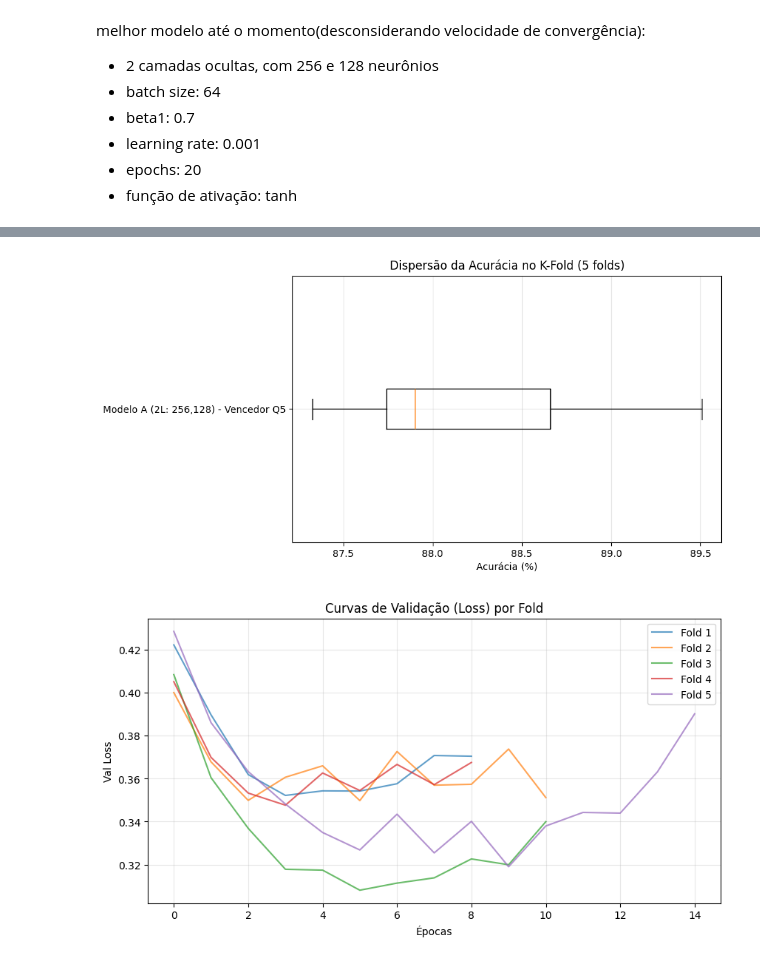
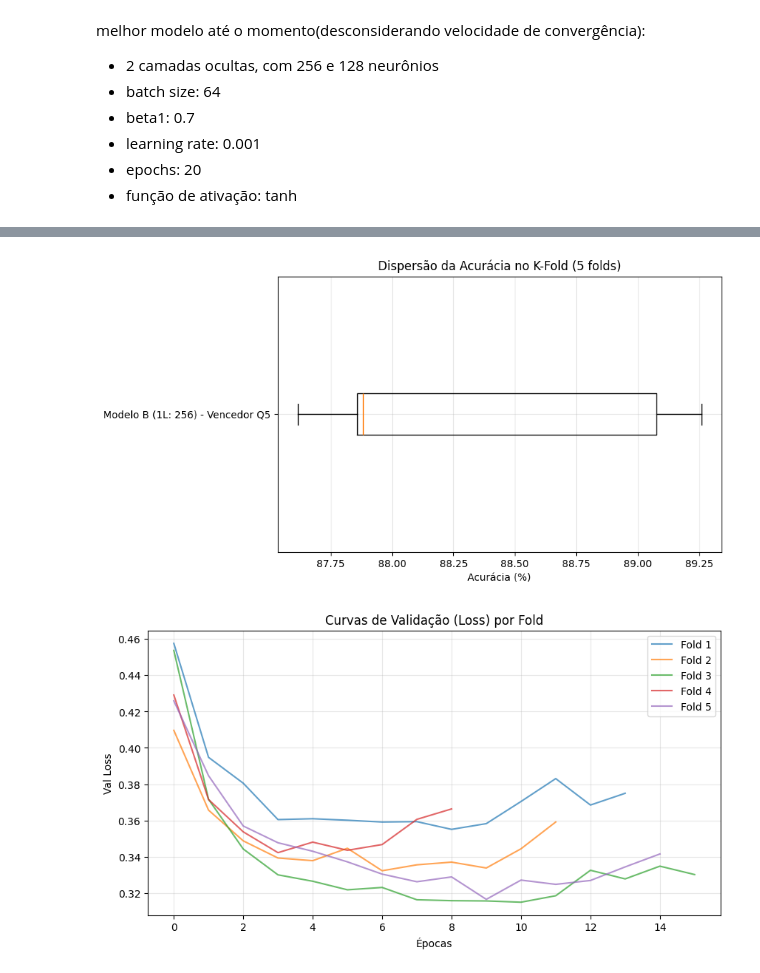
Before and after one commit to Flip-Berg/fashion-mnist-ic, a Jupyter notebook: Trabalho_2_IC_Fashion_Mnist.ipynb, the cells around one changed output, grey strips where cells are left out. Saved outputs shown, nothing was run; the diff lists cells and outputs as text; code cells hidden in the pictures.

```diff
--- a/Trabalho_2_IC_Fashion_Mnist.ipynb
+++ b/Trabalho_2_IC_Fashion_Mnist.ipynb
@@ -1664,11 +1708,11 @@ from tensorflow.keras.callbacks import EarlyStopping
 # Divisão do dataset em k-subconjuntos e teste em todos eles.
 
 # --- Configuração ---
-# Recuperando a melhor configuração da Questão 5 (Modelo B)
+# melhor configuração da Q5 (Modelo A 2L: 256,128)
 BEST_CONFIG_Q6 = {
-    'layers': 2,
-    'neurons': [256, 128],
-    'name': 'Modelo A (2L: 256,128) - Vencedor Q5'
+    'layers': 1,
+    'neurons': [256],
+    'name': 'Modelo B (1L: 256) - Vencedor Q5'
 }
 
 # Parâmetros de treino
@@ -1678,7 +1722,7 @@ MAX_EPOCHS = 50
 LR_FINAL = 0.001     # Melhor Learning Rate da Q2
 BETA1_FINAL = 0.7
 
-# O K-Fold faz suas próprias divisões de treino/validação
+# O K-Fold faz suas próprias divisões de treinoe validação
 X_FULL = np.concatenate((x_train, x_val), axis=0)
 Y_FULL = np.concatenate((y_train, y_val), axis=0)
 
@@ -1706,38 +1750,34 @@ for train_index, val_index in kfold.split(X_FULL, Y_FULL):
     X_val_fold = X_FULL[val_index]
     Y_val_fold = Y_FULL[val_index]
 
-    # 2. Constroi Modelo (Resetando pesos a cada fold)
-    keras.utils.set_random_seed(42) # Fixa a seed para padronizar
-    model = build_model(
-        learning_rate=LR_FINAL,
-        beta1=BETA1_FINAL,
-        num_hidden_layers=BEST_CONFIG_Q6['layers'],
-        neurons_per_layer=BEST_CONFIG_Q6['neurons']
+    # 2. Configurações para a função treinar_avaliar_modelo
+    config_q6 = {
+        'learning_rate': LR_FINAL,
+        'beta1': BETA1_FINAL,
+        'layers': BEST_CONFIG_Q6['layers'],
+        'neurons': BEST_CONFIG_Q6['neurons'],
+        'epochs': MAX_EPOCHS,
+        'batch_size': BATCH_SIZE
+    }
+
+    # 3. Treinar
+    # Passa X_val_fold como validação (early stopping) E como teste (métricas finais)
+    metrics = treinar_avaliar_modelo(
+        config_q6,
+        X_train_fold, Y_train_fold,
+        X_val_fold, Y_val_fold,
+        x_test=X_val_fold, y_test=Y_val_fold
     )
 
-    # 3. Early Stopping (para evitar overfitting em cada fold)
-    es = EarlyStopping(monitor='val_loss', patience=5, restore_best_weights=True, verbose=0)
+    # 4. Coleta
+    acc_percent = metrics['test_acc'] * 100 # Usa a acurácia do teste
+    loss_val = metrics['test_loss']
 
-    # 4. Treinamento
-    history = model.fit(
-        X_train_fold, Y_train_fold,
-        batch_size=BATCH_SIZE,
-        epochs=MAX_EPOCHS,
-        validation_data=(X_val_fold, Y_val_fold),
-        callbacks=[es],
-        verbose=0 # 0 desativa barra de progresso
-    )
-
-    # 5. Avaliação no conjunto de validação deste fold
-    scores = model.evaluate(X_val_fold, Y_val_fold, verbose=0)
-    acc_percent = scores[1] * 100
-
-    print(f"  Concluído em {len(history.history['loss'])} épocas.")
-    print(f"  Acurácia do Fold {fold_no}: {acc_percent:.2f}% | Loss: {scores[0]:.4f}")
+    print(f"   -> Fold {fold_no} Acc: {acc_percent:.2f}% | Loss: {loss_val:.4f}")
 
     fold_accuracies.append(acc_percent)
-    fold_losses.append(scores[0])
-    fold_histories.append(history)
+    fold_losses.append(loss_val)
+    fold_histories.append(metrics['history'])
 
     fold_no += 1
 
@@ -1782,11 +1822,10 @@ plt.legend()
 plt.grid(True, alpha=0.3)
 plt.show()
 
-# Conclusão Automática
+# Conclusão
 if std_acc < 1.5:
     print(f"\n>>> CONCLUSÃO Q6: O modelo é robusto (std={std_acc:.2f}% < 1.5%).")
-    print("O desempenho se manteve estável em diferentes subconjuntos de dados,")
-    print("confirmando que a escolha da Questão 5 é válida, e não por acaso.")
+    print("O desempenho se manteve estável em diferentes subconjuntos de dados,\n confirmando que a escolha da Questão 5 é válida, e não por acaso.")
 else:
     print(f"\n>>> CONCLUSÃO Q6: O modelo apresenta VARIÂNCIA MODERADA/ALTA (std={std_acc:.2f}%).")
     print("Pode have um problema com os dados de treino. Considere mais dados ou regularização.")
@@ -1810,3 +1849,3 @@ Total de dados para rodízio: 60000 amostras
 ============================================================
-[figure, old version]
+[figure, new version]
-[figure, old version]
+[figure, new version]
```
Also changed, not shown: parts of 19 cells of this notebook, 1 other file.
